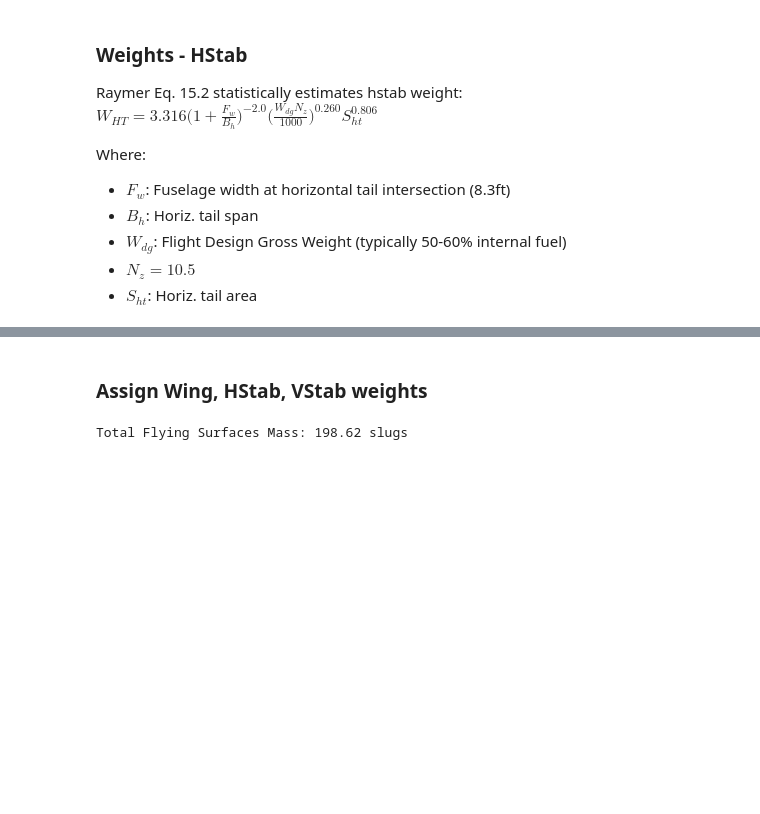
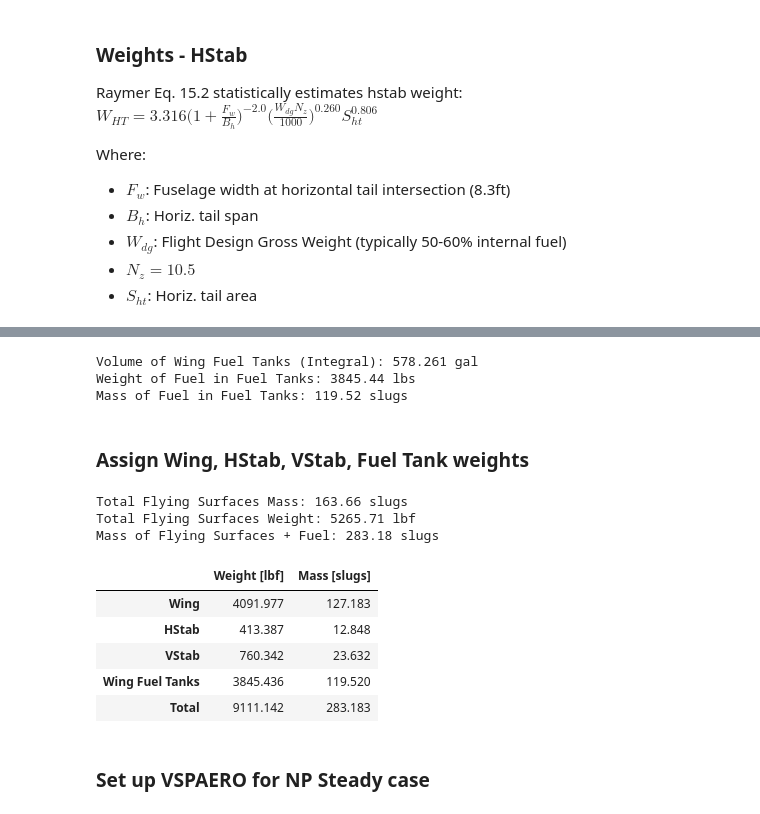
Before and after one commit to EstherKung/EAE130_aircraft_design, a Jupyter notebook: Surface_to_VSP.ipynb, the cells around one changed output, grey strips where cells are left out. Cells and saved outputs as stored; diff of their text form; code cells hidden in the pictures; blank space fills up the shorter version.

```diff
--- a/Surface_to_VSP.ipynb
+++ b/Surface_to_VSP.ipynb
@@ -553,34 +754,83 @@ Vstab Mass is: 34.75 slugs
+# %%
+def weight_fuel(desn_fuel):
+    Vol_tank_gal = comp_vols["Wing Fuel Tank"] / 0.1336805556
+    print(f"Volume of Wing Fuel Tanks (Integral): {Vol_tank_gal:.3f} gal")
+    W_fuel_lb = Vol_tank_gal * desn_fuel
+    print(f"Weight of Fuel in Fuel Tanks: {W_fuel_lb:.2f} lbs")
+
+    M_fuel_slug = W_fuel_lb / 32.174
+    print(f"Mass of Fuel in Fuel Tanks: {M_fuel_slug:.2f} slugs")
+
+    return M_fuel_slug, W_fuel_lb
+
+M_fuel_slug, W_fuel_lbs = weight_fuel(6.65)
+# %% [output]
+Volume of Wing Fuel Tanks (Integral): 578.261 gal
+Weight of Fuel in Fuel Tanks: 3845.44 lbs
+Mass of Fuel in Fuel Tanks: 119.52 slugs
 # %% [markdown]
-### Assign Wing, HStab, VStab weights
+### Assign Wing, HStab, VStab, Fuel Tank weights
 # %%
-def assign_mass(plane, surf_vols, W_w, W_HT, W_VT):
-    tot_surf_mass = W_w + W_HT + W_VT
+def assign_mass(plane, M_w, M_HT, M_VT, W_w_lbs, W_HT_lbs, W_VT_lbs, M_fuel_slug, W_fuel_lbs):
+    tot_surf_mass = M_w + M_HT + M_VT
     print(f"Total Flying Surfaces Mass: {tot_surf_mass:.2f} slugs")
+    print(f"Total Flying Surfaces Weight: {(tot_surf_mass * 32.174):.2f} lbf")
+    print(f"Mass of Flying Surfaces + Fuel: {(tot_surf_mass + M_fuel_slug):.2f} slugs")
+
+    #Tabulate Data
+    Weights = [W_w_lbs, W_HT_lbs, W_VT_lbs, W_fuel_lbs, (tot_surf_mass + M_fuel_slug)*32.174]
+    Masses = [M_w, M_HT_slug, M_VT_slug, M_fuel_slug, tot_surf_mass + M_fuel_slug]
+    mlabels = ["Wing", "HStab", "VStab", "Wing Fuel Tanks", "Total"]
+    mcolums = ["Component", "Weight [lbf]", "Mass [slugs]"]
+
+    mass_df = pd.DataFrame({
+        "Weight [lbf]": Weights,
+        "Mass [slugs]": Masses
+    }, index=mlabels)
+
+    display(mass_df.round(3))
 
     #Clear and load model
     vsp.ClearVSPModel()
     vsp.ReadVSPFile(plane)
 
     wing_id = vsp.FindGeomsWithName("Main_Wing")[0]
     hstab_id = vsp.FindGeomsWithName("HStab")[0]
     vstab_id = vsp.FindGeomsWithName("VStab")[0]
+    ftank_id = vsp.FindGeomsWithName("Wing Fuel Tank")[0]
 
     #Assign Density of Main Wing
-    vsp.SetParmVal(wing_id, "Density", "Mass_Props", W_w / surf_vols["Wing_Vol_tot"])
-    vsp.SetParmVal(wing_id, "Shell_Flag", "Mass_Props", 0.0)
+    vsp.SetParmVal(wing_id, "Density", "Mass_Props", 0)
+    vsp.SetParmVal(wing_id, "Shell_Flag", "Mass_Props", 1)
+    vsp.SetParmVal(wing_id, "Mass_Area", "Mass_Props", M_w / comp_area["Main_Wing"])
 
     #Assign Density of Hstab
-    vsp.SetParmVal(hstab_id, "Density", "Mass_Props", W_HT / surf_vols["Hstab_Vol_tot"])
+    vsp.SetParmVal(hstab_id, "Density", "Mass_Props", M_HT / comp_vols["HStab"])
     vsp.SetParmVal(hstab_id, "Shell_Flag", "Mass_Props", 0.0)
 
     #Assign Density of Vstab
-    vsp.SetParmVal(vstab_id, "Density", "Mass_Props", W_VT / surf_vols["VStab_Vol_tot"])
+    vsp.SetParmVal(vstab_id, "Density", "Mass_Props", M_VT / comp_vols["VStab"])
     vsp.SetParmVal(vstab_id, "Shell_Flag", "Mass_Props", 0.0)
+
+    #Assign Density of Fuel Tanks
+    vsp.SetParmVal(ftank_id, "Density", "Mass_Props", M_fuel_slug / comp_vols["Wing Fuel Tank"])
+    vsp.SetParmVal(ftank_id, "Shell_Flag", "Mass_Props", 0.0)
+    vsp.SetParmVal(ftank_id, "Mass_Prior", "Mass_Props", 1.0)
 
     vsp.Update()
     vsp.WriteVSPFile(plane)
 
 
-assign_mass(plane=f"{vsp_filename}.vsp3", surf_vols=surf_vols, W_w=M_w_slug, W_HT=M_HT_slug, W_VT=M_VT_slug)
+assign_mass(plane=f"{vsp_filename}.vsp3", M_w=M_w_slug, M_HT=M_HT_slug, M_VT=M_VT_slug, W_w_lbs=W_w_lbs, W_HT_lbs=W_HT_lbs, W_VT_lbs=W_VT_lbs, M_fuel_slug=M_fuel_slug, W_fuel_lbs=W_fuel_lbs)
 # %% [output]
-Total Flying Surfaces Mass: 198.62 slugs
+Total Flying Surfaces Mass: 163.66 slugs
+Total Flying Surfaces Weight: 5265.71 lbf
+Mass of Flying Surfaces + Fuel: 283.18 slugs
+|  | Weight [lbf] | Mass [slugs] |
+| Wing | 4091.977 | 127.183 |
+| HStab | 413.387 | 12.848 |
+| VStab | 760.342 | 23.632 |
+| Wing Fuel Tanks | 3845.436 | 119.520 |
+| Total | 9111.142 | 283.183 |
+# %% [markdown]
+### Set up VSPAERO for NP Steady case
```
Also changed, not shown: parts of 17 cells of this notebook, 8 other files.
